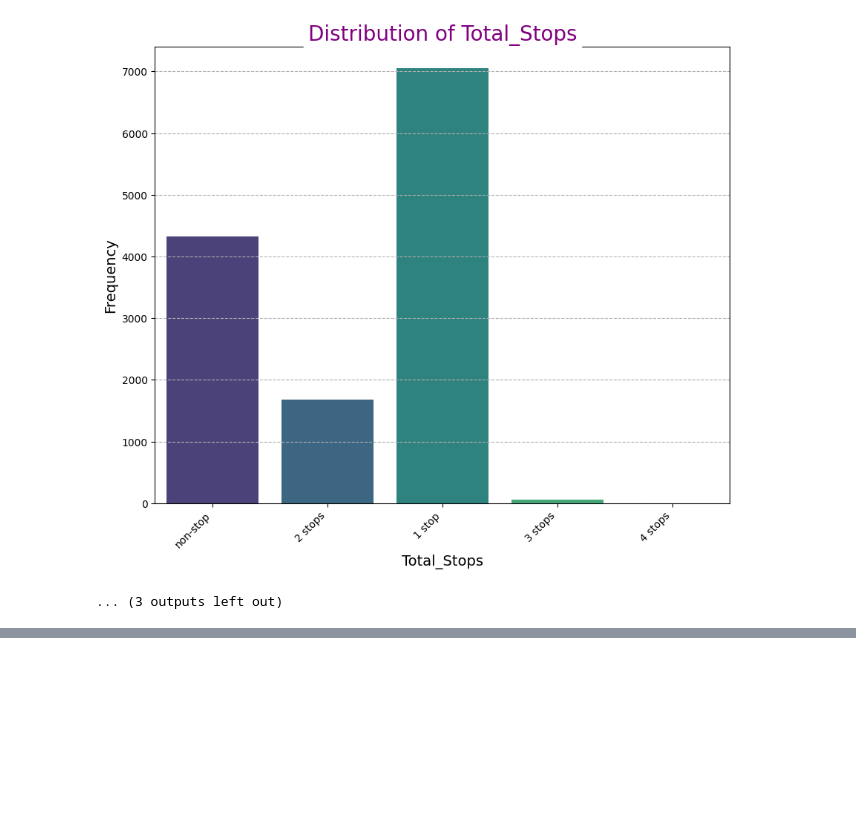
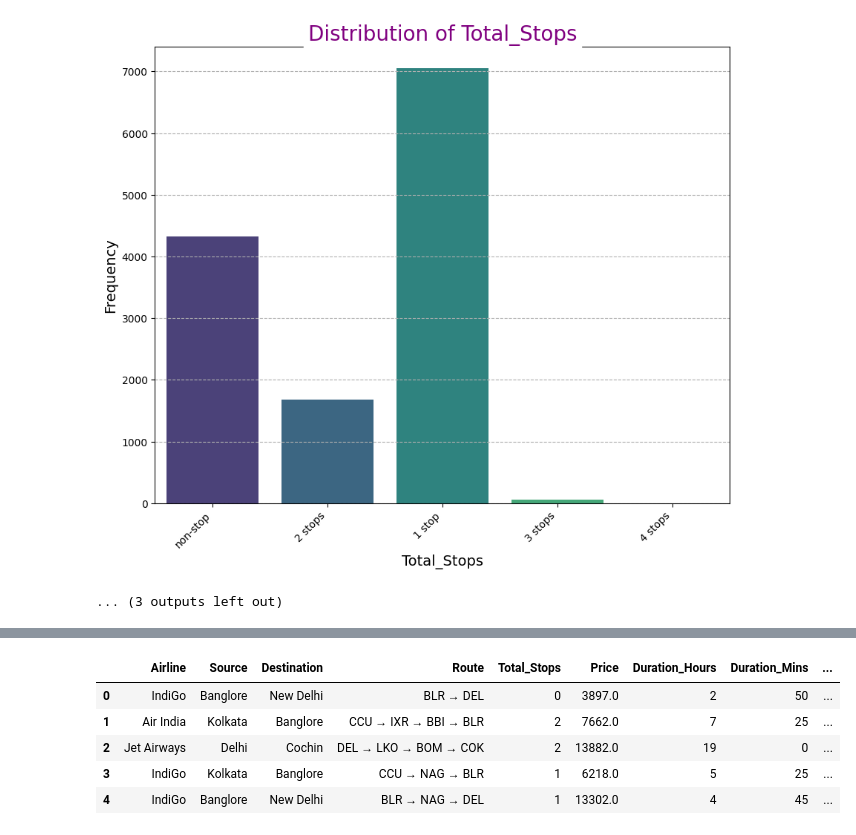
Before and after one commit to ganeshss0/flight-fare-prediction, a Jupyter notebook: notebooks/Flight Fare Prediction.ipynb, the cells around one changed output, grey strips where cells are left out. Saved outputs shown, nothing was run; the diff lists cells and outputs as text; code cells hidden in the pictures; blank space fills up the shorter version.

```diff
--- a/notebooks/Flight Fare Prediction.ipynb
+++ b/notebooks/Flight Fare Prediction.ipynb
@@ -707,0 +921,9 @@ def def
+# %%
+df.head()
+# %% [output]
+|  | Airline | Source | Destination | Route | Total_Stops | Price | Duration_Hours | Duration_Mins | ... |
+| 0 | IndiGo | Banglore | New Delhi | BLR → DEL | 0 | 3897.0 | 2 | 50 | ... |
+| 1 | Air India | Kolkata | Banglore | CCU → IXR → BBI → BLR | 2 | 7662.0 | 7 | 25 | ... |
+| 2 | Jet Airways | Delhi | Cochin | DEL → LKO → BOM → COK | 2 | 13882.0 | 19 | 0 | ... |
+| 3 | IndiGo | Kolkata | Banglore | CCU → NAG → BLR | 1 | 6218.0 | 5 | 25 | ... |
+| 4 | IndiGo | Banglore | New Delhi | BLR → NAG → DEL | 1 | 13302.0 | 4 | 45 | ... |
```
Also changed, not shown: parts of 25 cells of this notebook.
